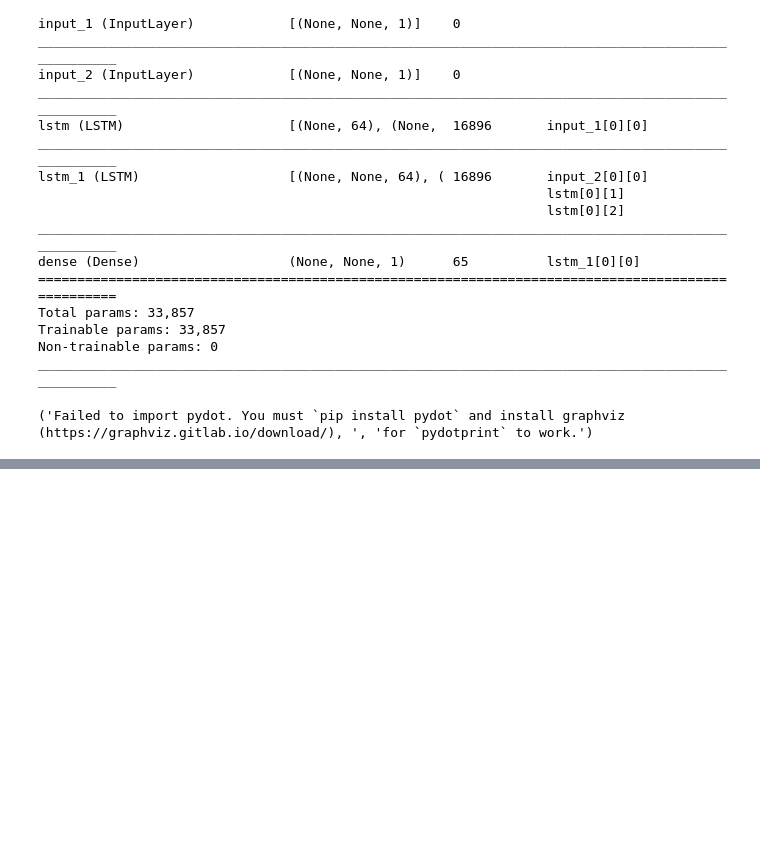
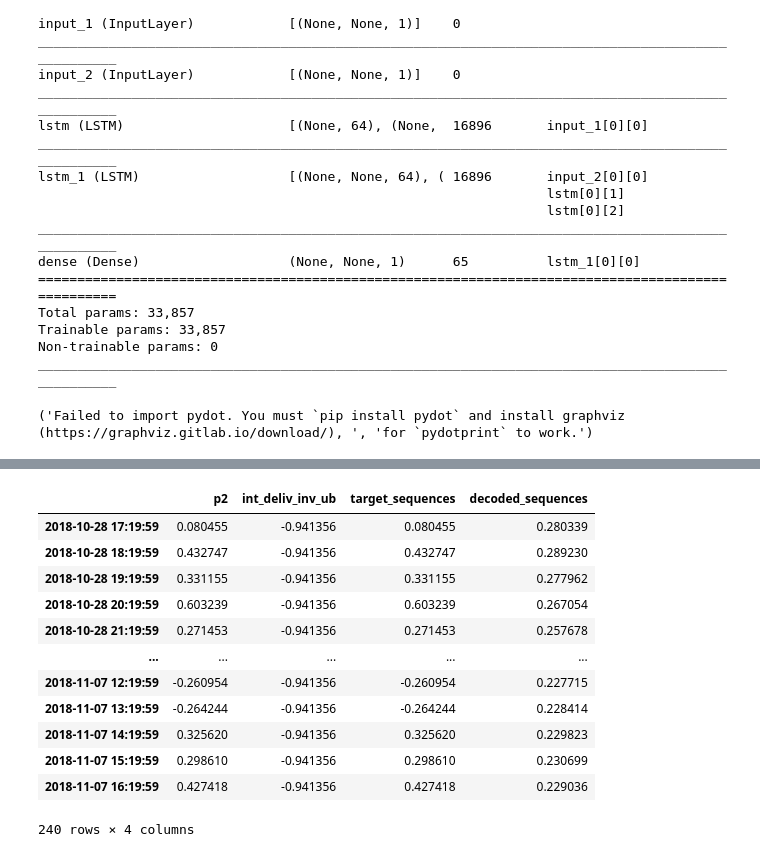
Before and after one commit to UMN-CMS/ECAL_FAIR, a Jupyter notebook: notebooks/seq2seq.ipynb, the cells around one changed output, grey strips where cells are left out. Saved outputs shown, nothing was run; the diff lists cells and outputs as text; code cells hidden in the pictures; blank space fills up the shorter version.

```diff
--- a/notebooks/seq2seq.ipynb
+++ b/notebooks/seq2seq.ipynb
@@ -348,0 +400,16 @@ MAPE prediction: 216.22%
+# %%
+results_df
+# %% [output]
+|  | p2 | int_deliv_inv_ub | target_sequences | decoded_sequences |
+| 2018-10-28 17:19:59 | 0.080455 | -0.941356 | 0.080455 | 0.280339 |
+| 2018-10-28 18:19:59 | 0.432747 | -0.941356 | 0.432747 | 0.289230 |
+| 2018-10-28 19:19:59 | 0.331155 | -0.941356 | 0.331155 | 0.277962 |
+| 2018-10-28 20:19:59 | 0.603239 | -0.941356 | 0.603239 | 0.267054 |
+| 2018-10-28 21:19:59 | 0.271453 | -0.941356 | 0.271453 | 0.257678 |
+| ... | ... | ... | ... | ... |
+| 2018-11-07 12:19:59 | -0.260954 | -0.941356 | -0.260954 | 0.227715 |
+| 2018-11-07 13:19:59 | -0.264244 | -0.941356 | -0.264244 | 0.228414 |
+| 2018-11-07 14:19:59 | 0.325620 | -0.941356 | 0.325620 | 0.229823 |
+| 2018-11-07 15:19:59 | 0.298610 | -0.941356 | 0.298610 | 0.230699 |
+| 2018-11-07 16:19:59 | 0.427418 | -0.941356 | 0.427418 | 0.229036 |
+240 rows × 4 columns
```
Also changed, not shown: parts of 15 cells of this notebook, 5 other files.
